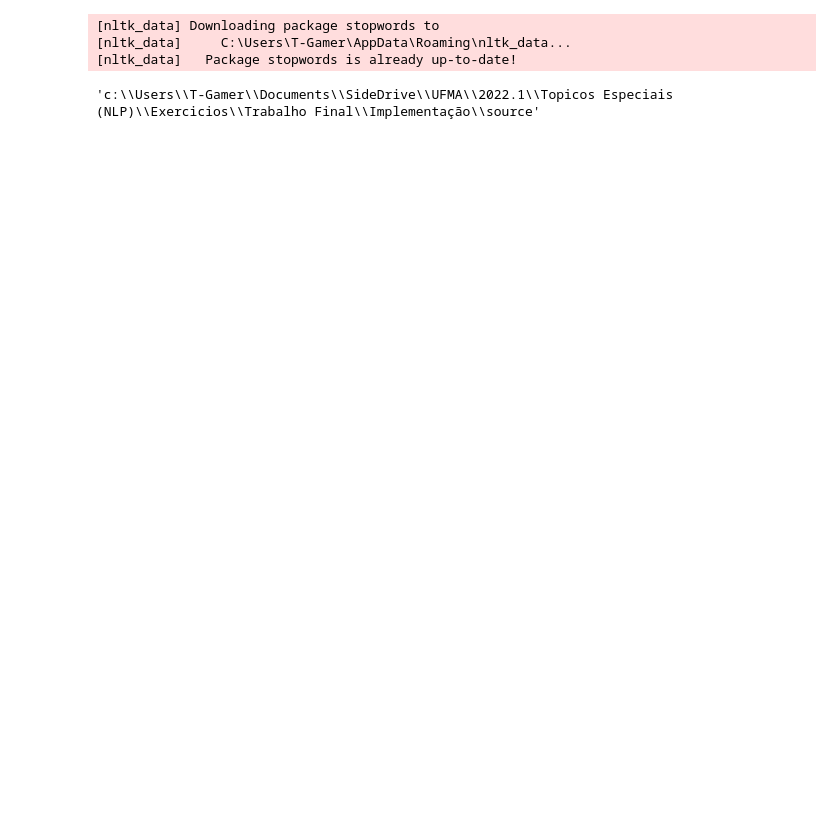
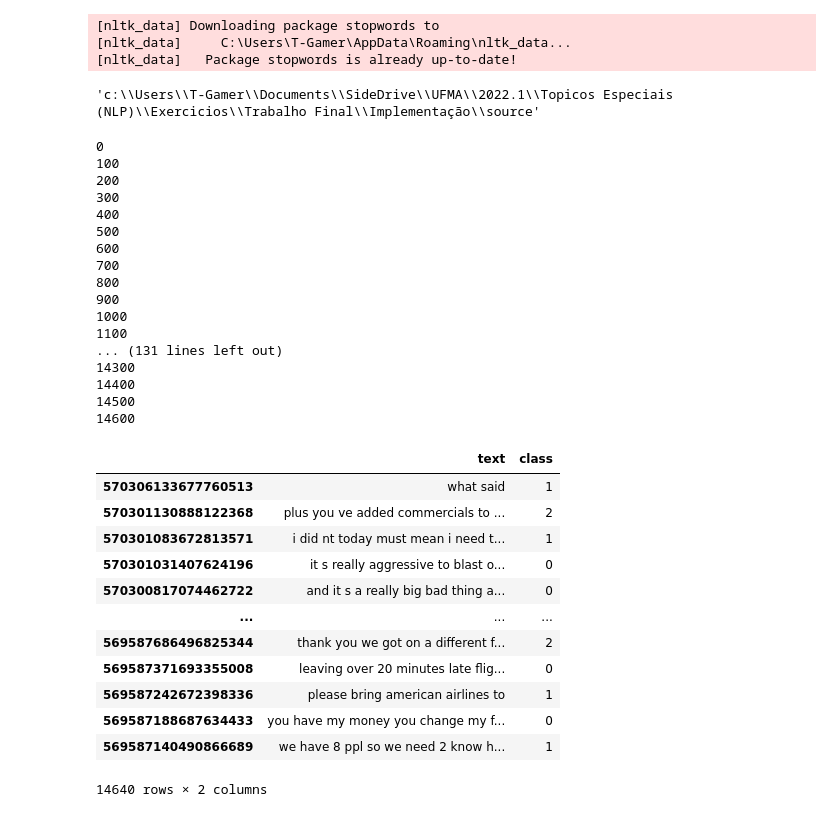
Before and after one commit to AzevedoArthur/nlp-final, a Jupyter notebook: preprocessing2.ipynb, the cells around one changed output. Saved outputs shown, nothing was run; the diff lists cells and outputs as text; code cells hidden in the pictures; blank space fills up the shorter version.

```diff
--- a/preprocessing2.ipynb
+++ b/preprocessing2.ipynb
@@ -53,32 +58,63 @@ def preprocess(text:str) -> str :
 # %%
 # Twiter Airlines
 dataset_folder = "../resources/datasets/TwitterAirlines"
 
 dataset = pd.read_csv(f"{dataset_folder}/Tweets.csv", index_col=0)
 
 columns_to_keep = ["airline_sentiment", "airline_sentiment_confidence", "text"]
 dataset_clean = dataset.iloc[ : , [column in columns_to_keep for column in dataset.columns]]
 dataset_clean.to_csv(f"{dataset_folder}/TweetsDroppedCols.csv")
 
 dataset_clean = dataset_clean.copy() # Defrag
 
 processed_text = []
 classes = []
 index = []
 for i, (_, row) in enumerate(dataset_clean.iterrows()) :
     if i % 100 == 0 :
         print(i)
     processed = preprocess(row["text"])
     if processed == "" : processed = " "
     processed_text.append(processed)
     classes.append(["negative", "neutral", "positive"].index(row["airline_sentiment"]))
     index.append(row.name)
 processed_text_column = pd.Series(processed_text, index, name="text")
 classes_column = pd.Series(classes, index, name="class")
 
 dataset_processed = pd.concat([processed_text_column, classes_column], axis=1)
-dataset_processed.to_csv(f"{dataset_folder}/TweetsProcessed.csv")
+dataset_processed.to_csv(f"{dataset_folder}/TweetsProcessed2.csv")
 dataset_processed
+# %% [output]
+0
+100
+200
+300
+400
+500
+600
+700
+800
+900
+1000
+1100
+... (131 lines left out)
+14300
+14400
+14500
+14600
+|  | text | class |
+| 570306133677760513 | what said | 1 |
+| 570301130888122368 | plus you ve added commercials to ... | 2 |
+| 570301083672813571 | i did nt today must mean i need t... | 1 |
+| 570301031407624196 | it s really aggressive to blast o... | 0 |
+| 570300817074462722 | and it s a really big bad thing a... | 0 |
+| ... | ... | ... |
+| 569587686496825344 | thank you we got on a different f... | 2 |
+| 569587371693355008 | leaving over 20 minutes late flig... | 0 |
+| 569587242672398336 | please bring american airlines to | 1 |
+| 569587188687634433 | you have my money you change my f... | 0 |
+| 569587140490866689 | we have 8 ppl so we need 2 know h... | 1 |
+14640 rows × 2 columns
 # %%
 # Stanford Sentiment Treebank 2 e IMDB Movie Reviews
 # Args
```
Also changed, not shown: parts of 7 cells of this notebook, 4 other files.
